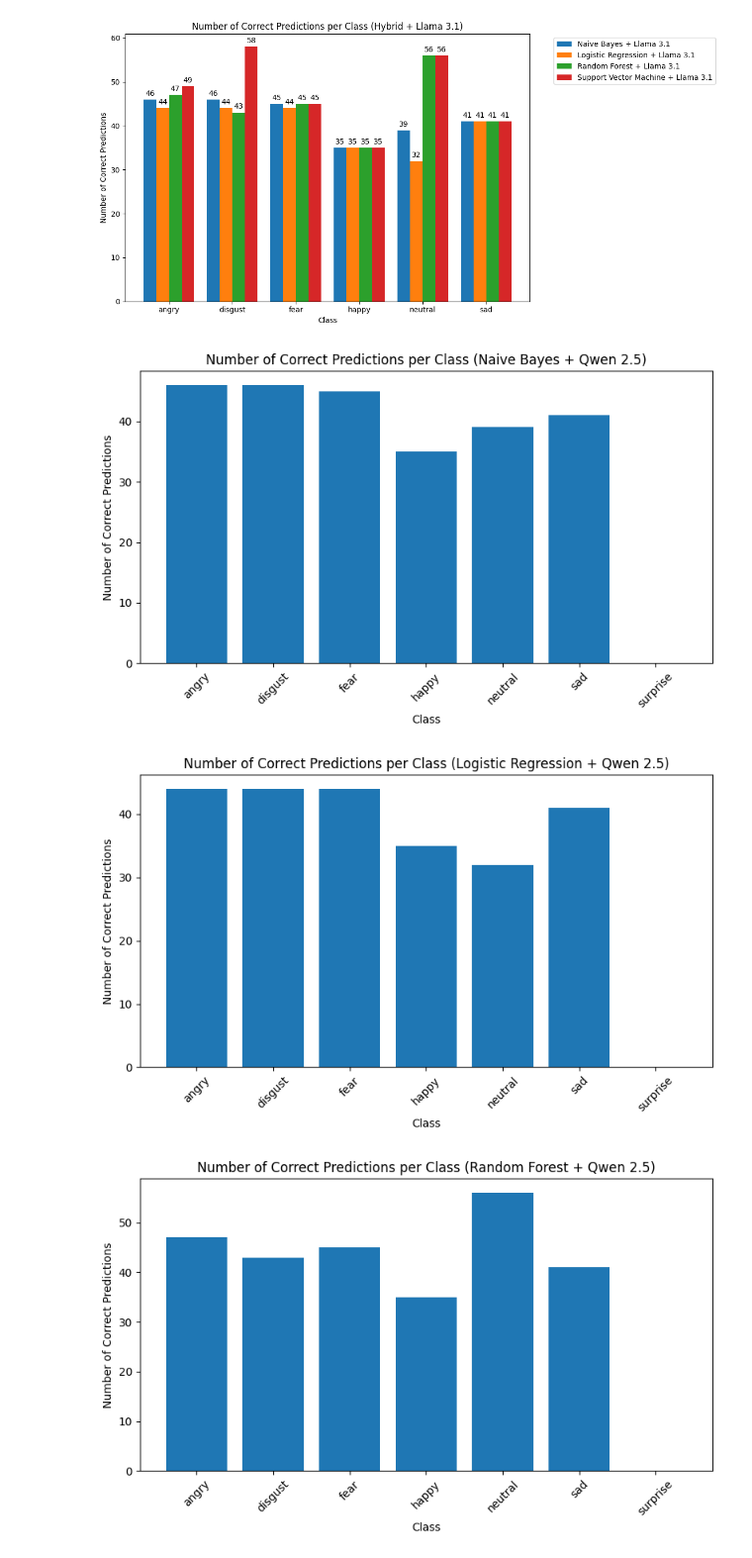
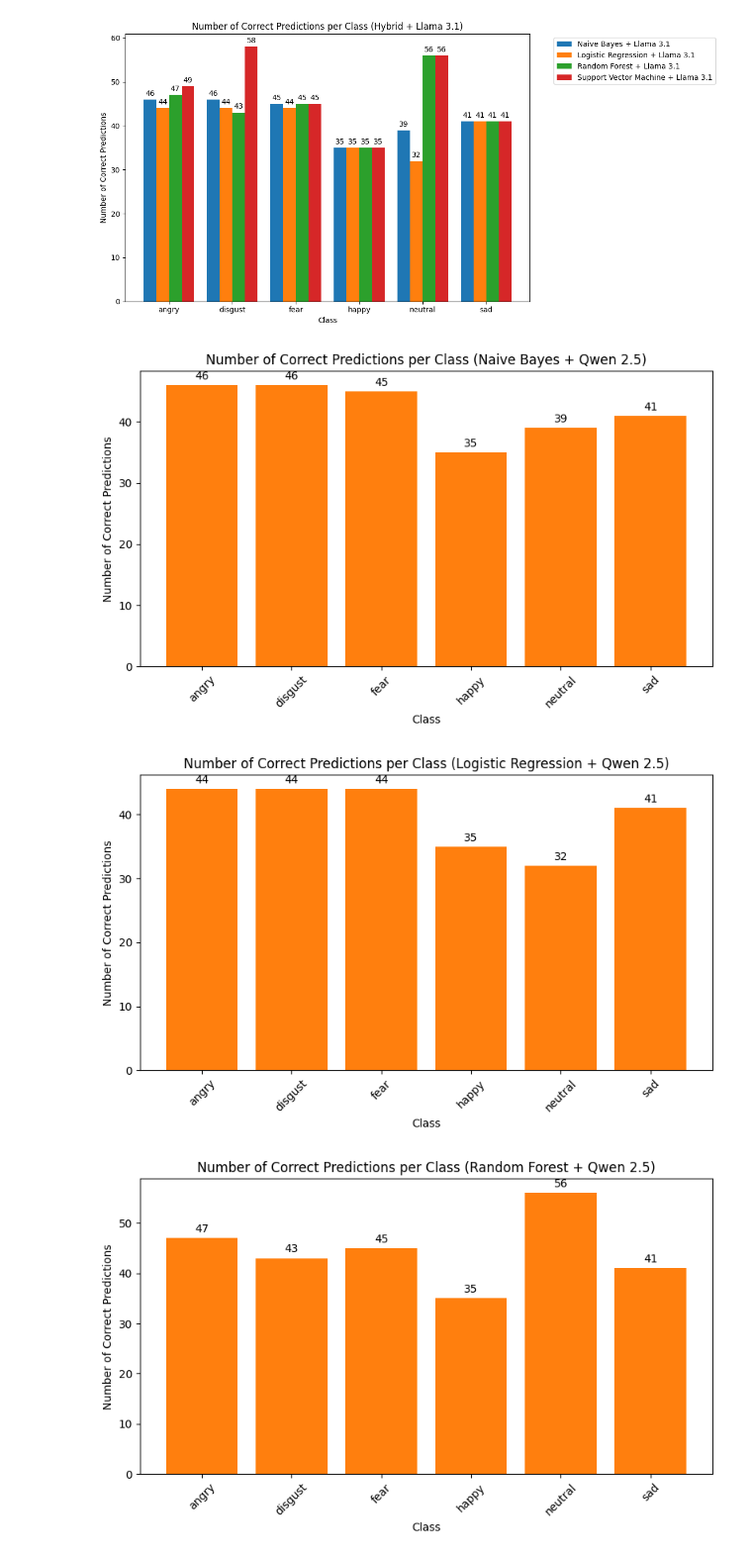
Before and after one commit to Grace6687003/Senior_Project_Text_Mining, a Jupyter notebook: notebooks3/04_hybrid_llama.ipynb, the cells around one changed output. Shown at 99% size. Cells and saved outputs as stored; diff of their text form; code cells hidden in the pictures.

Commit message:
add dl-hybrid chart

```diff
--- a/notebooks3/04_hybrid_llama.ipynb
+++ b/notebooks3/04_hybrid_llama.ipynb
@@ -662,35 +675,36 @@ from sklearn.metrics import confusion_matrix
 # ใช้ result_df ที่มีอยู่แล้ว
 true_col = "label"
 
-labels = ["angry", "disgust", "fear", "happy", "neutral", "sad", "surprise"]
+labels = ["angry", "disgust", "fear", "happy", "neutral", "sad"]
 
 model_pred_cols = {
     "Naive Bayes + Qwen 2.5": "naive_bayes_llama_pred",
     "Logistic Regression + Qwen 2.5": "logistic_regression_llama_pred",
     "Random Forest + Qwen 2.5": "random_forest_llama_pred",
     "Support Vector Machine + Qwen 2.5": "support_vector_machine_llama_pred"
 }
 
 for model_name, pred_col in model_pred_cols.items():
     if pred_col not in result_df.columns:
         print(f"ไม่พบคอลัมน์ {pred_col}")
         continue
 
     y_true = result_df[true_col]
     y_pred = result_df[pred_col]
 
     cm = confusion_matrix(y_true, y_pred, labels=labels)
     correct_counts = np.diag(cm)
 
     plt.figure(figsize=(8, 5))
     plt.bar(labels, correct_counts)
     plt.title(f"Number of Correct Predictions per Class ({model_name})")
     plt.xlabel("Class")
+    plt.bar_label(plt.bar(labels, correct_counts), padding=3)
     plt.ylabel("Number of Correct Predictions")
     plt.xticks(rotation=45)
     plt.tight_layout()
     plt.show()
 # %% [output]
-[figure, old version]
+[figure, new version]
-[figure, old version]
+[figure, new version]
-[figure, old version]
+[figure, new version]
```
Also changed, not shown: parts of 9 cells of this notebook, 2 other files.
